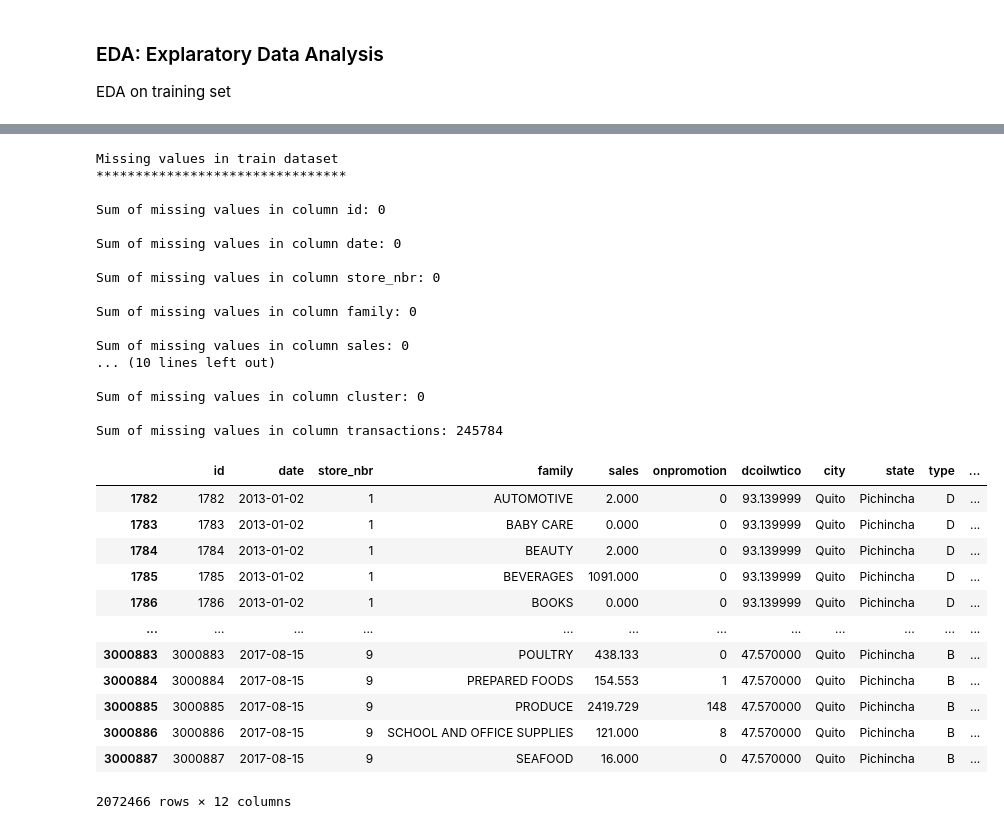
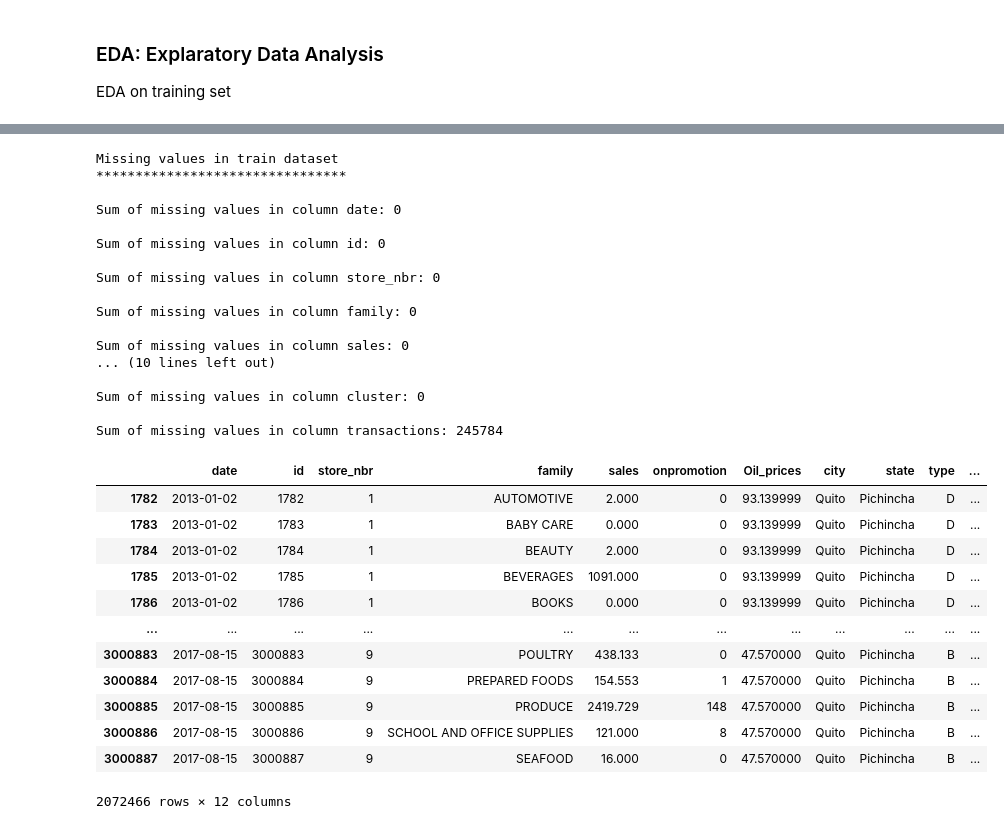
Before and after one commit to kaitany/LP3-Regression-Project, a Jupyter notebook: LP3_DAP.ipynb, the cells around one changed output, grey strips where cells are left out. Drawn from its saved outputs; the diff is of its cells as text; code cells hidden in the pictures.

```diff
--- a/LP3_DAP.ipynb
+++ b/LP3_DAP.ipynb
@@ -428,7 +428,7 @@ start_date = pd.to_datetime('2013-01-01')
 end_date = pd.to_datetime('2017-08-15')
 
 #Use of Boolean indexing to slice data within the data range
-sliced_df1 =data_oil[(data_oil['date'] >= start_date) & (data_oil['date'] <= end_date)]
+sliced_df1 =oil_prices[(oil_prices['date'] >= start_date) & (oil_prices['date'] <= end_date)]
 
 sliced_df1
 # %% [output]
@@ -672,9 +672,9 @@ for column in merged_train_dataset.columns:
 Missing values in train dataset
 ********************************
 
+Sum of missing values in column date: 0
+
 Sum of missing values in column id: 0
-
-Sum of missing values in column date: 0
 
 Sum of missing values in column store_nbr: 0
 
@@ -688,19 +688,19 @@ Sum of missing values in column cluster: 0
 Sum of missing values in column transactions: 245784
 # %%
 # Filter out rows where 'dcoilwtico' is not NaN
-x = merged_train_dataset.query("not dcoilwtico.isna()")
+x = merged_train_dataset.query("not Oil_prices.isna()")
 x
 # %% [output]
-|  | id | date | store_nbr | family | sales | onpromotion | dcoilwtico | city | state | type | ... |
-| 1782 | 1782 | 2013-01-02 | 1 | AUTOMOTIVE | 2.000 | 0 | 93.139999 | Quito | Pichincha | D | ... |
-| 1783 | 1783 | 2013-01-02 | 1 | BABY CARE | 0.000 | 0 | 93.139999 | Quito | Pichincha | D | ... |
-| 1784 | 1784 | 2013-01-02 | 1 | BEAUTY | 2.000 | 0 | 93.139999 | Quito | Pichincha | D | ... |
-| 1785 | 1785 | 2013-01-02 | 1 | BEVERAGES | 1091.000 | 0 | 93.139999 | Quito | Pichincha | D | ... |
-| 1786 | 1786 | 2013-01-02 | 1 | BOOKS | 0.000 | 0 | 93.139999 | Quito | Pichincha | D | ... |
+|  | date | id | store_nbr | family | sales | onpromotion | Oil_prices | city | state | type | ... |
+| 1782 | 2013-01-02 | 1782 | 1 | AUTOMOTIVE | 2.000 | 0 | 93.139999 | Quito | Pichincha | D | ... |
+| 1783 | 2013-01-02 | 1783 | 1 | BABY CARE | 0.000 | 0 | 93.139999 | Quito | Pichincha | D | ... |
+| 1784 | 2013-01-02 | 1784 | 1 | BEAUTY | 2.000 | 0 | 93.139999 | Quito | Pichincha | D | ... |
+| 1785 | 2013-01-02 | 1785 | 1 | BEVERAGES | 1091.000 | 0 | 93.139999 | Quito | Pichincha | D | ... |
+| 1786 | 2013-01-02 | 1786 | 1 | BOOKS | 0.000 | 0 | 93.139999 | Quito | Pichincha | D | ... |
 | ... | ... | ... | ... | ... | ... | ... | ... | ... | ... | ... | ... |
-| 3000883 | 3000883 | 2017-08-15 | 9 | POULTRY | 438.133 | 0 | 47.570000 | Quito | Pichincha | B | ... |
-| 3000884 | 3000884 | 2017-08-15 | 9 | PREPARED FOODS | 154.553 | 1 | 47.570000 | Quito | Pichincha | B | ... |
-| 3000885 | 3000885 | 2017-08-15 | 9 | PRODUCE | 2419.729 | 148 | 47.570000 | Quito | Pichincha | B | ... |
-| 3000886 | 3000886 | 2017-08-15 | 9 | SCHOOL AND OFFICE SUPPLIES | 121.000 | 8 | 47.570000 | Quito | Pichincha | B | ... |
-| 3000887 | 3000887 | 2017-08-15 | 9 | SEAFOOD | 16.000 | 0 | 47.570000 | Quito | Pichincha | B | ... |
+| 3000883 | 2017-08-15 | 3000883 | 9 | POULTRY | 438.133 | 0 | 47.570000 | Quito | Pichincha | B | ... |
+| 3000884 | 2017-08-15 | 3000884 | 9 | PREPARED FOODS | 154.553 | 1 | 47.570000 | Quito | Pichincha | B | ... |
+| 3000885 | 2017-08-15 | 3000885 | 9 | PRODUCE | 2419.729 | 148 | 47.570000 | Quito | Pichincha | B | ... |
+| 3000886 | 2017-08-15 | 3000886 | 9 | SCHOOL AND OFFICE SUPPLIES | 121.000 | 8 | 47.570000 | Quito | Pichincha | B | ... |
+| 3000887 | 2017-08-15 | 3000887 | 9 | SEAFOOD | 16.000 | 0 | 47.570000 | Quito | Pichincha | B | ... |
 2072466 rows × 12 columns
```
Also changed, not shown: parts of 11 cells of this notebook.
